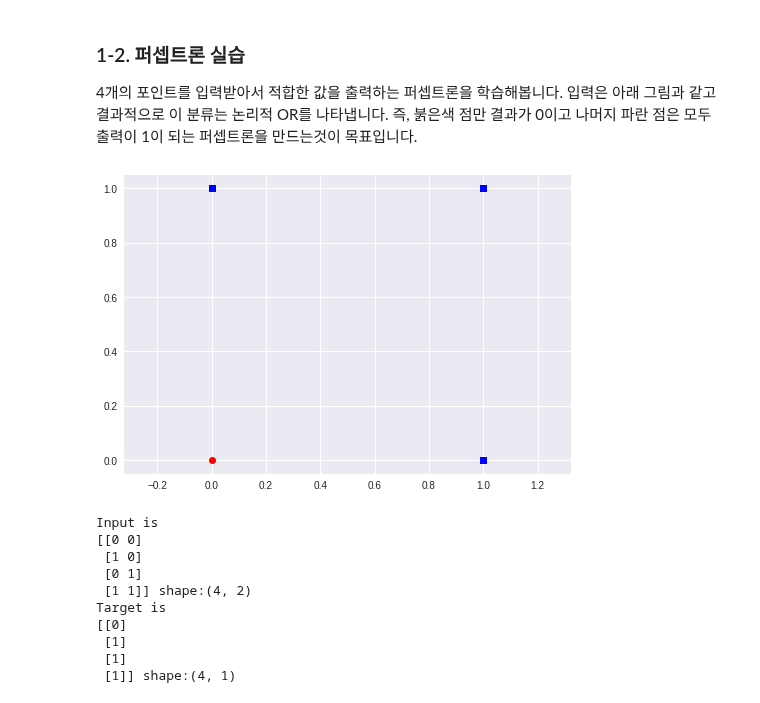
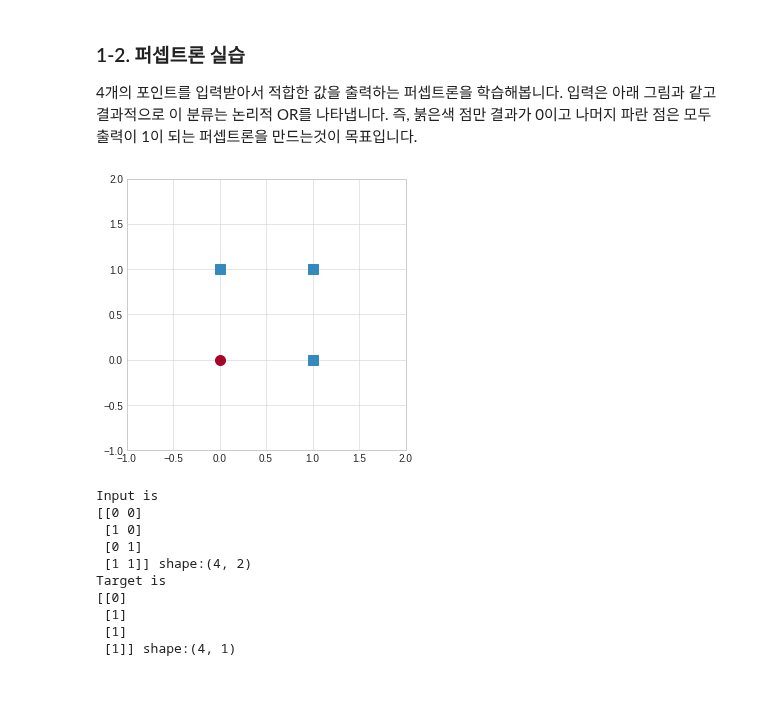
Before and after one commit to metamath1/ml-simple-works, a Jupyter notebook: perceptron/perceptron.ipynb, the cells around one changed output. Saved outputs shown, nothing was run; the diff lists cells and outputs as text; code cells hidden in the pictures.

```diff
--- a/perceptron/perceptron.ipynb
+++ b/perceptron/perceptron.ipynb
@@ -14,3 +10,17 @@ import matplotlib as mpl
+# %%
+import numpy as np
+import matplotlib.pyplot as plt
+import matplotlib as mpl
+
+# numpy 출력 형식 지정
+np.set_printoptions(precision=4, linewidth=150)
+
+# matplotlib 스타일 지정
+mpl.style.use('bmh')
+mpl.style.use('seaborn-whitegrid')
+style = plt.style.library['bmh']
+# 스타일 컬러를 쉽게 쓸 수 있도록 리스트 저장
+style_colors = [ c['color'] for c in style['axes.prop_cycle'] ]
 # %% [markdown]
 ## 1. 퍼셉트론
 <hr/>
@@ -135,14 +145,15 @@ $$w_{j}^{(t)} = w_{j}^{(t-1)} + \eta (t_{i} - y_{i})x_{ij}$$
 
 4개의 포인트를 입력받아서 적합한 값을 출력하는 퍼셉트론을 학습해봅니다. 입력은 아래 그림과 같고 결과적으로 이 분류는 논리적 OR를 나타냅니다. 즉, 붉은색 점만 결과가 0이고 나머지 파란 점은 모두 출력이 1이 되는 퍼셉트론을 만드는것이 목표입니다.
 # %%
-mpl.style.use('seaborn')
+plt.rcParams["figure.figsize"] = (5,5)
 
-plt.plot([0], [0], 'ro')
-plt.plot([1,0,1], [0,1,1], 'bs')
-plt.axis('equal')
+plt.plot([0], [0], 'o', markersize=10, color=style_colors[1])
+plt.plot([1,0,1], [0,1,1], 's', markersize=10, color=style_colors[0])
+plt.xlim([-1, 2])
+plt.ylim([-1, 2])
 plt.show()
 # %% [output]
-[figure, old version]
+[figure, new version]
 # %%
 #입력 행렬을 만든다. [4x2]의 행렬이며 한 행은 하나의 데이터를 나타낸다.
 X = np.array([0,0,1,0,0,1,1,1]).reshape(4,2)
```
Also changed, not shown: parts of 12 cells of this notebook.
